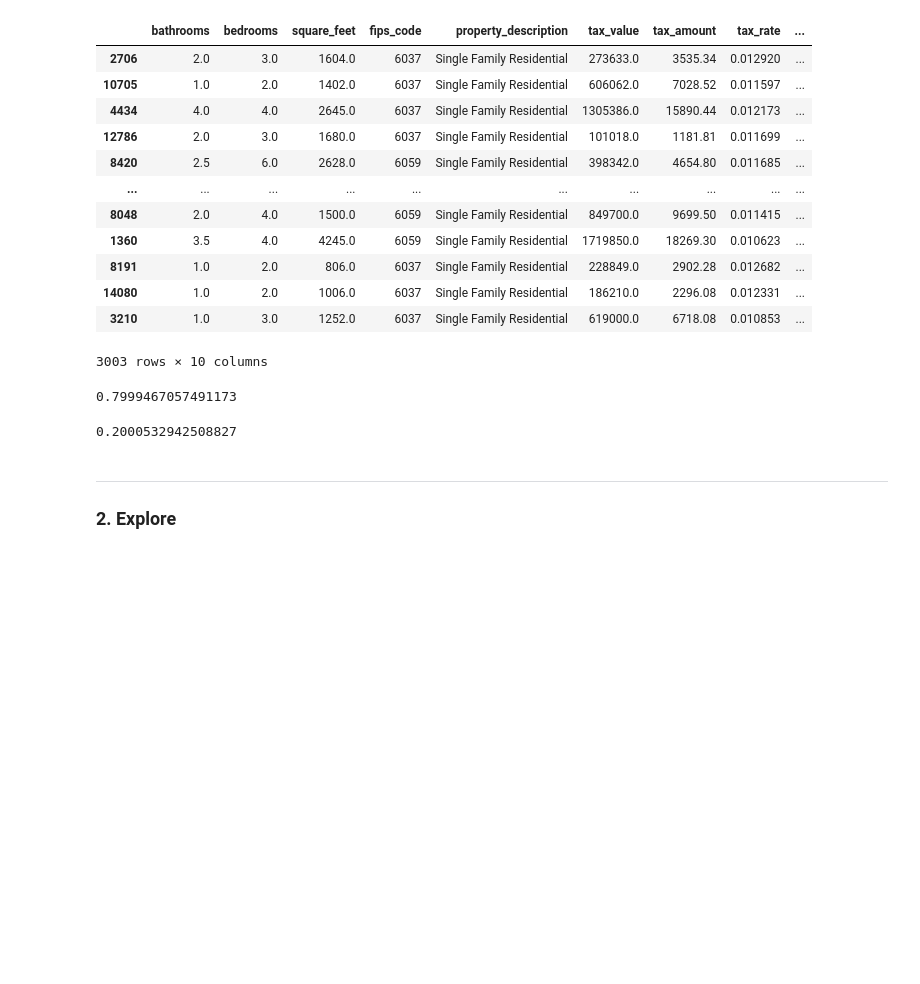
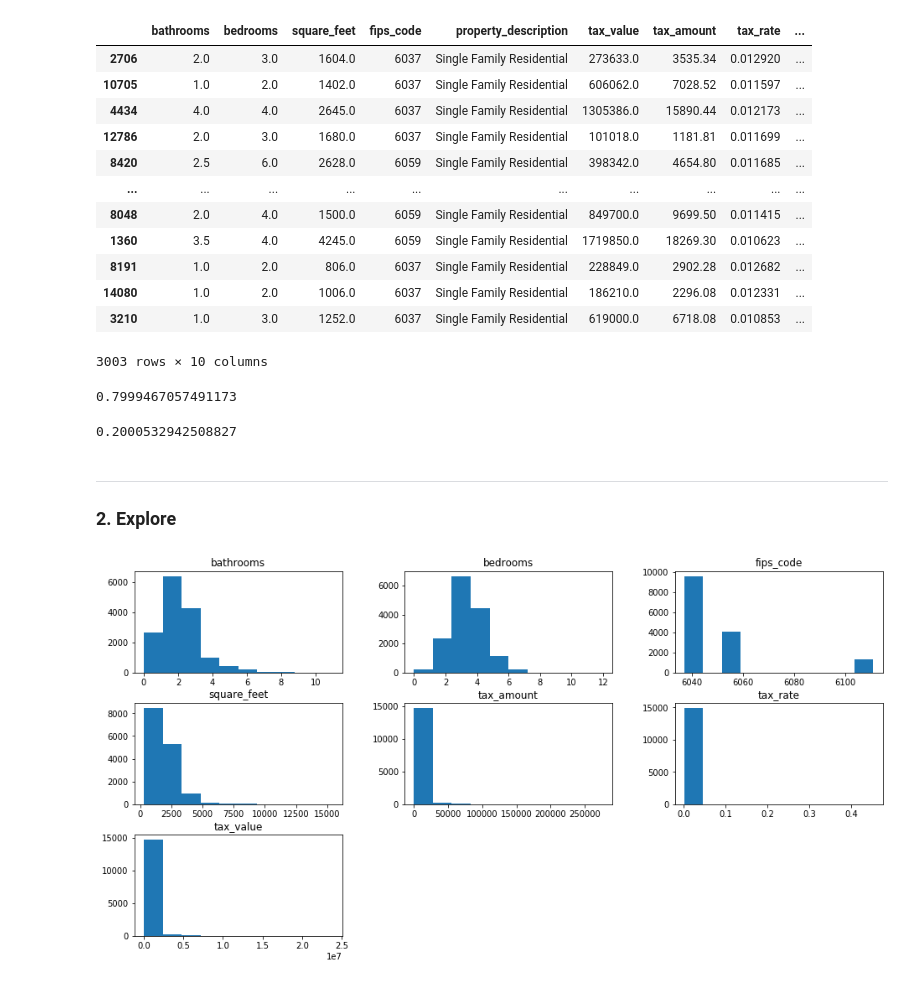
Before and after one commit to aleclhartman/zillow_project, a Jupyter notebook: zillow_project_pipeline.ipynb, the cells around one changed output. Saved outputs shown, nothing was run; the diff lists cells and outputs as text; code cells hidden in the pictures; blank space fills up the shorter version.

```diff
--- a/zillow_project_pipeline.ipynb
+++ b/zillow_project_pipeline.ipynb
@@ -131,3 +134,8 @@ test.shape[0] / df.shape[0]
 # %% [markdown]
 ---
 ### 2. Explore
+# %%
+df.hist(grid=False, figsize=(16, 8))
+plt.show()
+# %% [output]
+[figure, added]
```
Also changed, not shown: parts of 21 cells of this notebook, 3 other files.
